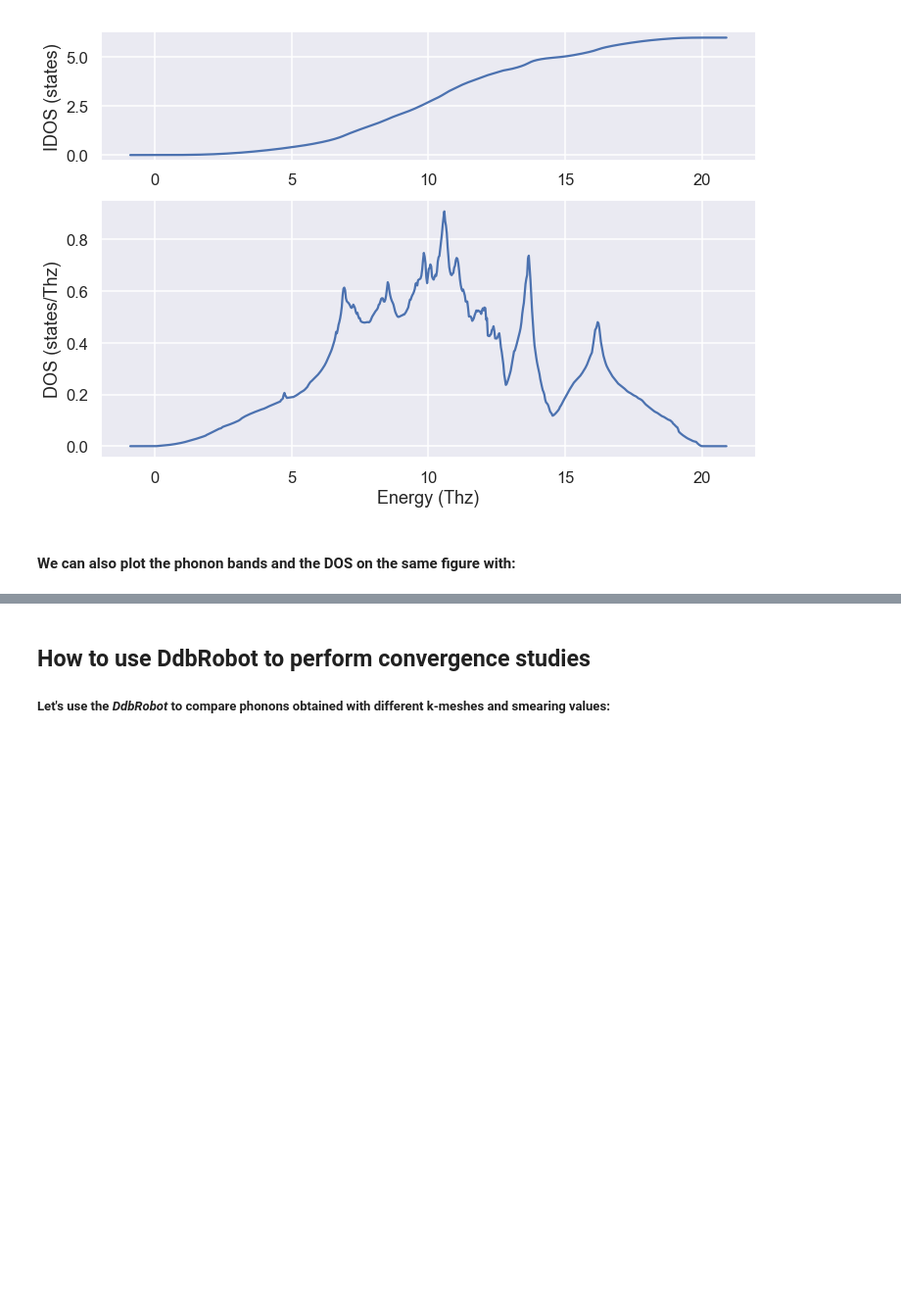
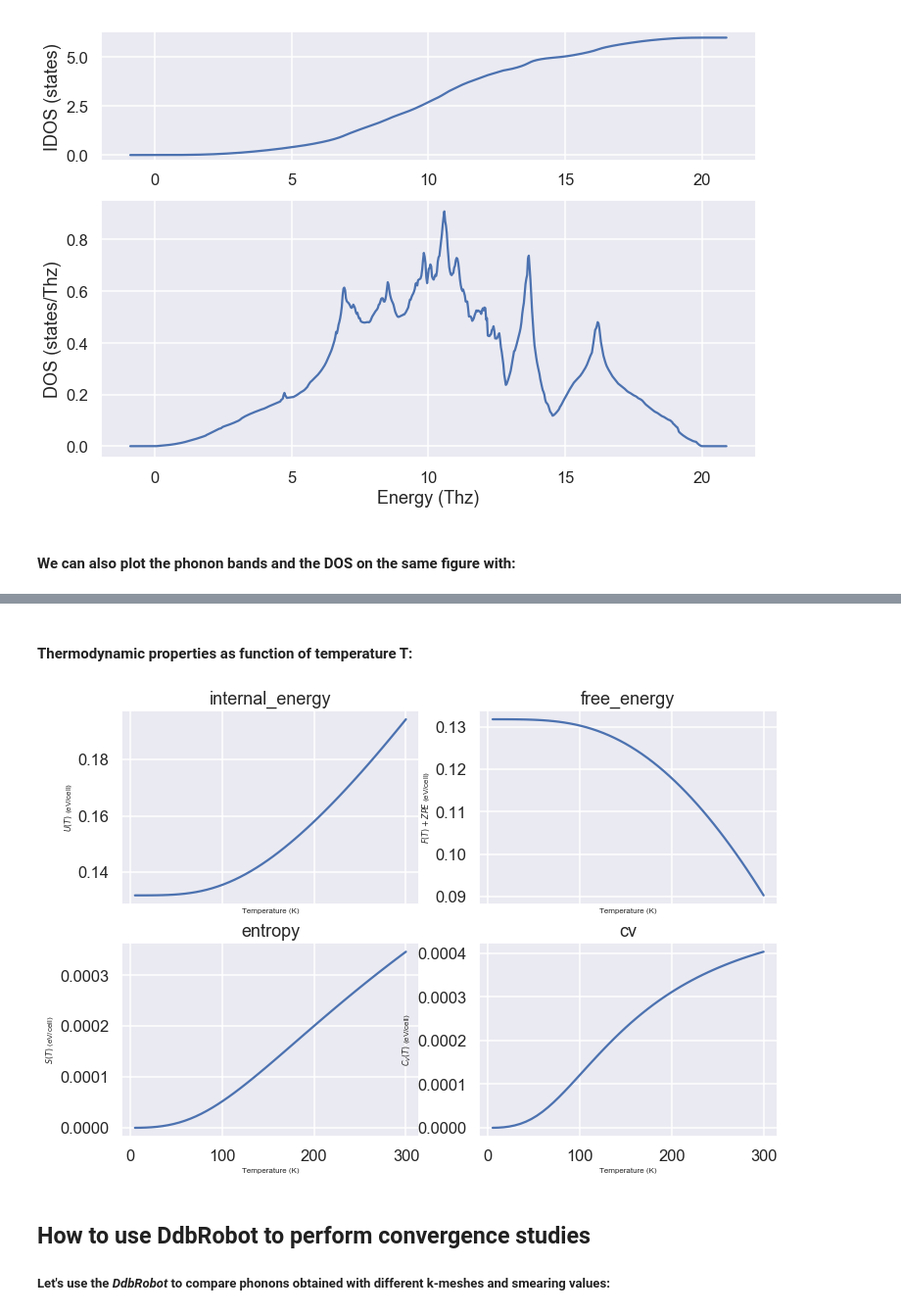
Before and after one commit to gmatteo/abipy_slides_aps_boston_2019, a Jupyter notebook: index.ipynb, the cells around one changed output, grey strips where cells are left out. Shown at 98% size. Drawn from its saved outputs; the diff is of its cells as text; code cells hidden in the pictures; blank space fills up the shorter version.

```diff
--- a/index.ipynb
+++ b/index.ipynb
@@ -679,3 +684,9 @@ phbands.plot_with_phdos(phdos, units="meV", title="AlAs phonons bands and DOS");
+# %% [markdown]
+#### Thermodynamic properties as function of temperature T:
+# %%
+phdos.plot_harmonic_thermo();
+# %% [output]
+[figure, added]
 # %% [markdown]
 ## How to use DdbRobot to perform convergence studies
 
```
Also changed, not shown: parts of 27 cells of this notebook, 4 other files.
